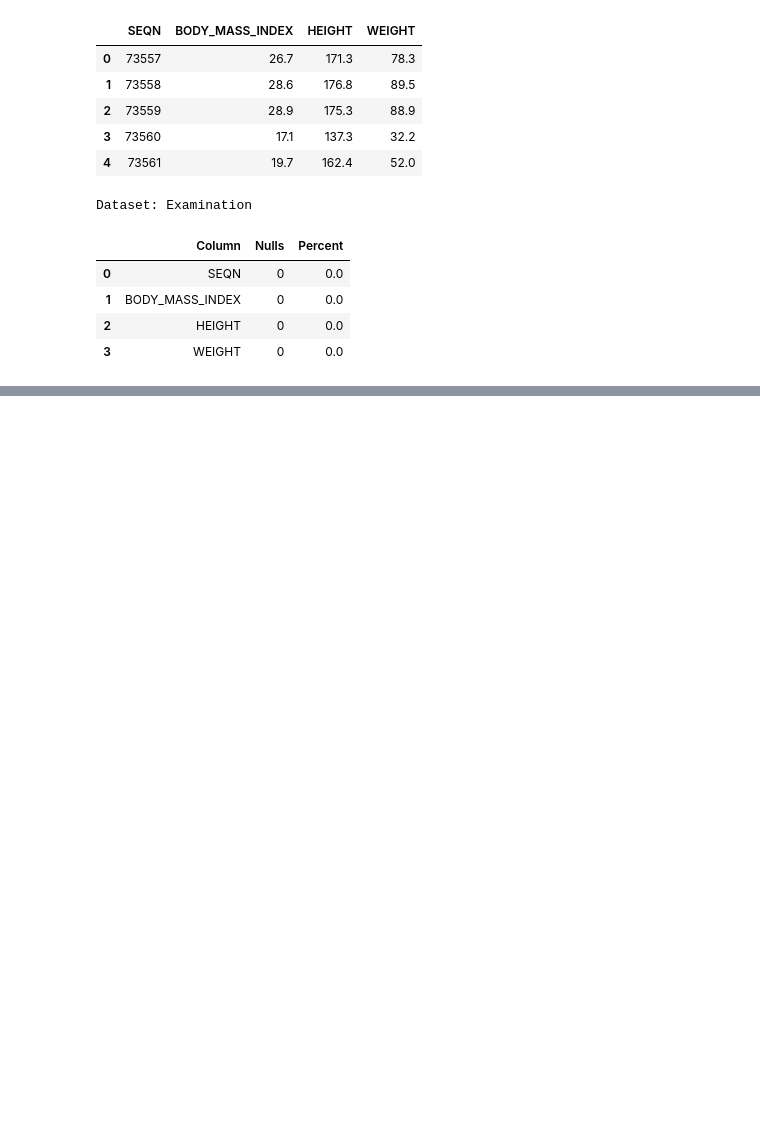
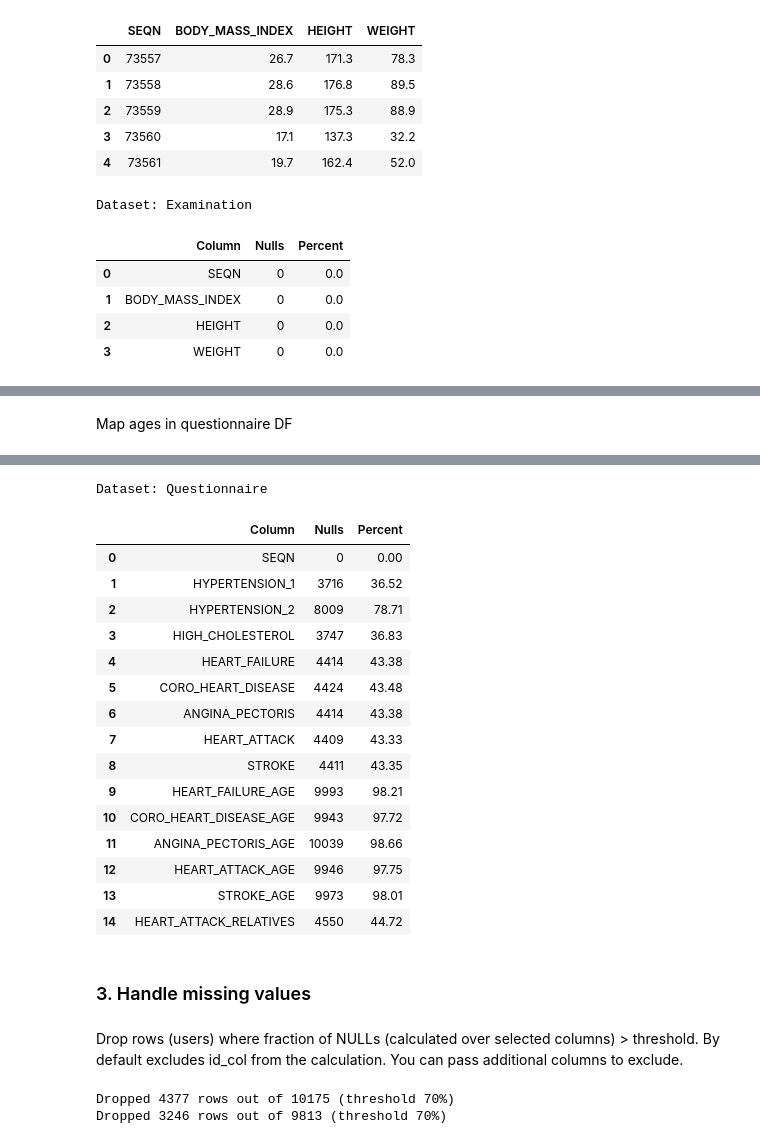
Before and after one commit to FrancoPalavicinoG/cellia, a Jupyter notebook: notebooks/02_ETL.ipynb, the cells around one changed output, grey strips where cells are left out. Cells and saved outputs as stored; diff of their text form; code cells hidden in the pictures; blank space fills up the shorter version.

Commit message:
Handle missing values: Drop rows (users) where fraction of NULLs (calculated over selected columns) > threshold

```diff
--- a/notebooks/02_ETL.ipynb
+++ b/notebooks/02_ETL.ipynb
@@ -208,0 +229,20 @@ Dataset: Examination
+# %%
+df_quest[binary_cols] = df_quest[binary_cols].replace(map_binary)
+# %% [markdown]
+Map ages in questionnaire DF
+# %%
+map_ages = {7777: np.nan, 9999: np.nan}
+# %%
+age_cols = [
+    "HEART_FAILURE_AGE",
+    "CORO_HEART_DISEASE_AGE",
+    "ANGINA_PECTORIS_AGE",
+    "HEART_ATTACK_AGE",
+    "STROKE_AGE",
+]
+# %%
+df_quest[age_cols] = df_quest[age_cols].replace(map_ages)
+# %%
+display(df_quest.head())
+null_summary(df_quest, "Questionnaire")
+# %% [output]
@@ -208,0 +255,21 @@ Dataset: Examination
+Dataset: Questionnaire
+|  | Column | Nulls | Percent |
+| 0 | SEQN | 0 | 0.00 |
+| 1 | HYPERTENSION_1 | 3716 | 36.52 |
+| 2 | HYPERTENSION_2 | 8009 | 78.71 |
+| 3 | HIGH_CHOLESTEROL | 3747 | 36.83 |
+| 4 | HEART_FAILURE | 4414 | 43.38 |
+| 5 | CORO_HEART_DISEASE | 4424 | 43.48 |
+| 6 | ANGINA_PECTORIS | 4414 | 43.38 |
+| 7 | HEART_ATTACK | 4409 | 43.33 |
+| 8 | STROKE | 4411 | 43.35 |
+| 9 | HEART_FAILURE_AGE | 9993 | 98.21 |
+| 10 | CORO_HEART_DISEASE_AGE | 9943 | 97.72 |
+| 11 | ANGINA_PECTORIS_AGE | 10039 | 98.66 |
+| 12 | HEART_ATTACK_AGE | 9946 | 97.75 |
+| 13 | STROKE_AGE | 9973 | 98.01 |
+| 14 | HEART_ATTACK_RELATIVES | 4550 | 44.72 |
+# %% [markdown]
+### 3. Handle missing values
+# %% [markdown]
+Drop rows (users) where fraction of NULLs (calculated over selected columns) > threshold. By default excludes id_col from the calculation. You can pass additional columns to exclude.
@@ -208,0 +299,6 @@ Dataset: Examination
+# %%
+df_quest = drop_high_null_rows(df_quest, threshold=0.7, id_col="SEQN", exclude_cols=age_cols)
+df_lab = drop_high_null_rows(df_lab, threshold=0.7, id_col="SEQN", exclude_cols=[])
+# %% [output]
+Dropped 4377 rows out of 10175 (threshold 70%)
+Dropped 3246 rows out of 9813 (threshold 70%)
```
Also changed, not shown: parts of 9 cells of this notebook.
